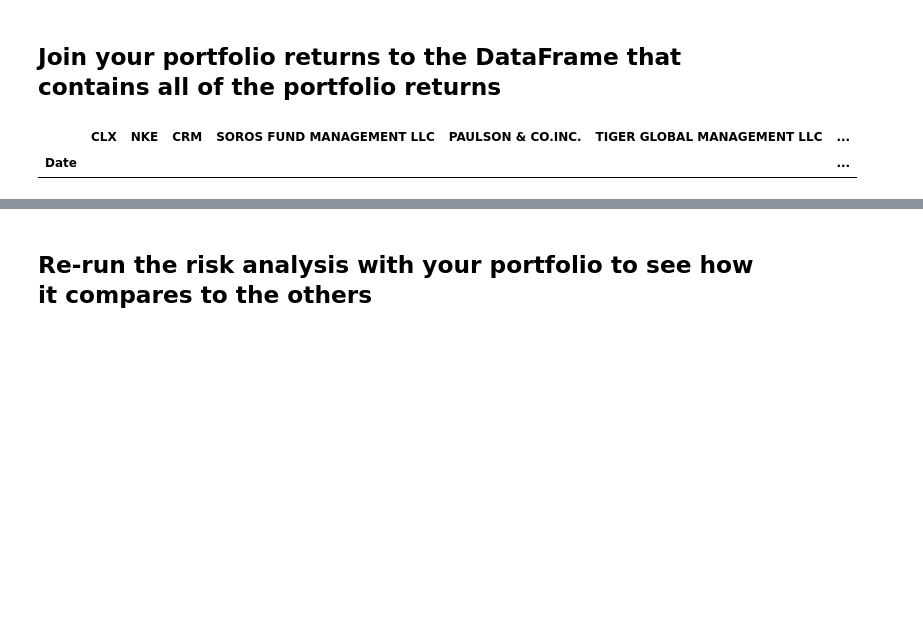
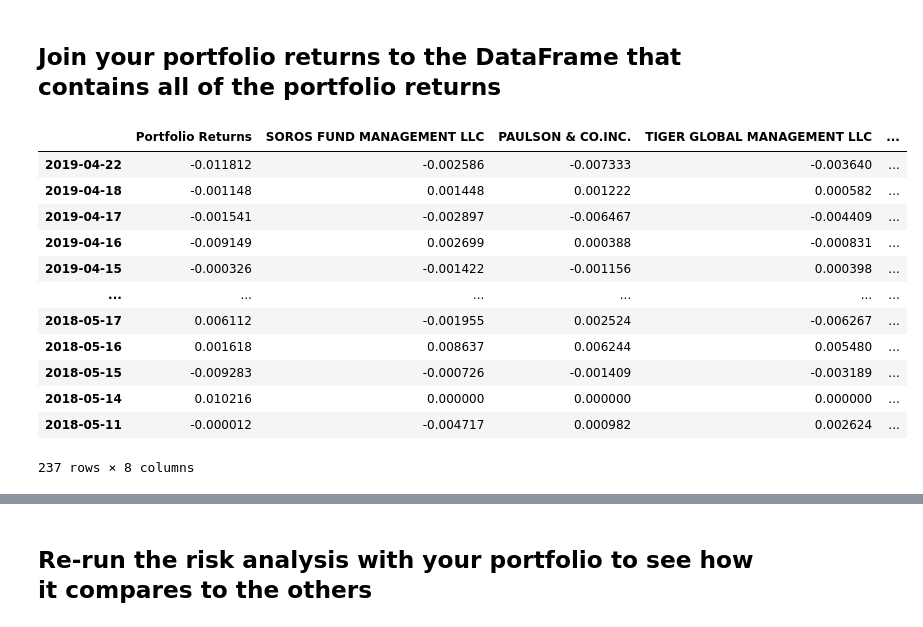
Before and after one commit to whitneydt/Pandas-Homework, a Jupyter notebook: Resources/whale_analysis.ipynb, the cells around one changed output, grey strips where cells are left out. Drawn from its saved outputs; the diff is of its cells as text; code cells hidden in the pictures; blank space fills up the shorter version.

```diff
--- a/Resources/whale_analysis.ipynb
+++ b/Resources/whale_analysis.ipynb
@@ -431,5 +440,5 @@ crm_close = crm_df['Close']
 # %%
 # Combine all stocks in a single DataFrame
-portfolio_data = pd.concat([clx_close, nke_close,crm_close], axis="columns", join = 'inner')
+portfolio_data = pd.concat([goog_close, aapl_close,cost_close], axis="columns", join = 'inner')
 portfolio_data.head()
 # %% [output]
@@ -455,5 +464,5 @@ portfolio_data.head()
 # %%
 # Reorganize portfolio data by having a column per symbol
-portfolio_data.columns = ['CLX', 'NKE', 'CRM']
+portfolio_data.columns = ['GOOG', 'AAPL', 'COST']
 portfolio_data.head()
 # %% [output]
@@ -469,7 +478,8 @@ portfolio_data.head()
 portfolio_returns = portfolio_data.pct_change()
 
 # Drop NAs
-portfolio_returns.dropna()
+portfolio_returns1 = portfolio_returns.dropna()
 
 # Display sample data
+portfolio_returns1
 # %% [output]
@@ -494,9 +504,10 @@ portfolio_returns.dropna()
 weights = [1/3, 1/3, 1/3]
 
 # Calculate portfolio return
-est_portfolio_returns = portfolio_returns.dot(weights)
-
+est_portfolio_returns = pd.DataFrame(portfolio_returns1.dot(weights))
+est_portfolio_returns1 = est_portfolio_returns.dropna()
 
 # Display sample data
-est_portfolio_returns.head()
+est_portfolio_returns1.columns = ['Portfolio Returns']
+est_portfolio_returns1.head()
 # %% [output]
@@ -511,10 +522,21 @@ dtype: float64
 ## Join your portfolio returns to the DataFrame that contains all of the portfolio returns
 # %%
 # Join your returns DataFrame to the original returns DataFrame
-all_returns = pd.concat([portfolio_returns, combined_df], axis="columns", join = 'inner')
+all_returns = pd.concat([est_portfolio_returns1, combined_df], axis="columns", join = 'inner')
 all_returns
 # %% [output]
-|  | CLX | NKE | CRM | SOROS FUND MANAGEMENT LLC | PAULSON & CO.INC. | TIGER GLOBAL MANAGEMENT LLC | ... |
-| Date |  |  |  |  |  |  | ... |
+|  | Portfolio Returns | SOROS FUND MANAGEMENT LLC | PAULSON & CO.INC. | TIGER GLOBAL MANAGEMENT LLC | ... |
+| 2019-04-22 | -0.011812 | -0.002586 | -0.007333 | -0.003640 | ... |
+| 2019-04-18 | -0.001148 | 0.001448 | 0.001222 | 0.000582 | ... |
+| 2019-04-17 | -0.001541 | -0.002897 | -0.006467 | -0.004409 | ... |
+| 2019-04-16 | -0.009149 | 0.002699 | 0.000388 | -0.000831 | ... |
+| 2019-04-15 | -0.000326 | -0.001422 | -0.001156 | 0.000398 | ... |
+| ... | ... | ... | ... | ... | ... |
+| 2018-05-17 | 0.006112 | -0.001955 | 0.002524 | -0.006267 | ... |
+| 2018-05-16 | 0.001618 | 0.008637 | 0.006244 | 0.005480 | ... |
+| 2018-05-15 | -0.009283 | -0.000726 | -0.001409 | -0.003189 | ... |
+| 2018-05-14 | 0.010216 | 0.000000 | 0.000000 | 0.000000 | ... |
+| 2018-05-11 | -0.000012 | -0.004717 | 0.000982 | 0.002624 | ... |
+237 rows × 8 columns
 # %%
 # Only compare dates where return data exists for all the stocks (drop NaNs)
```
Also changed, not shown: parts of 18 cells of this notebook, 4 other files.
